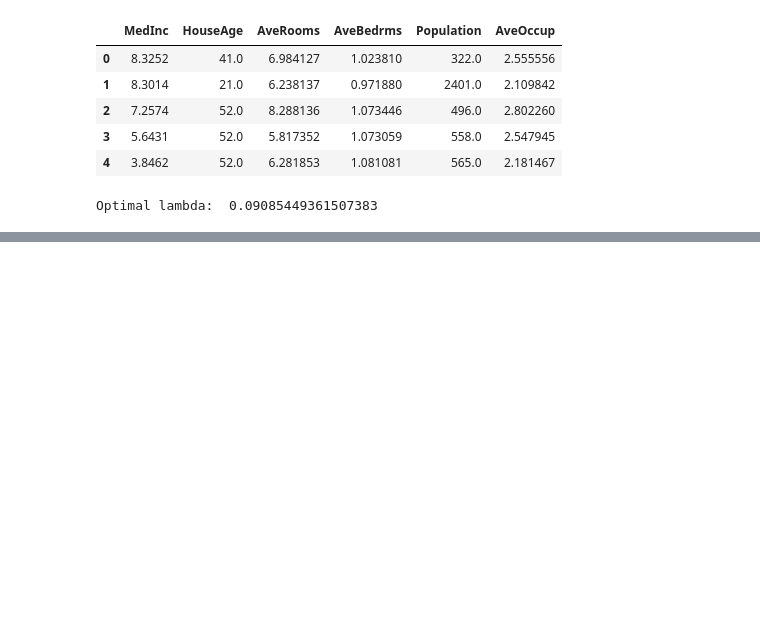
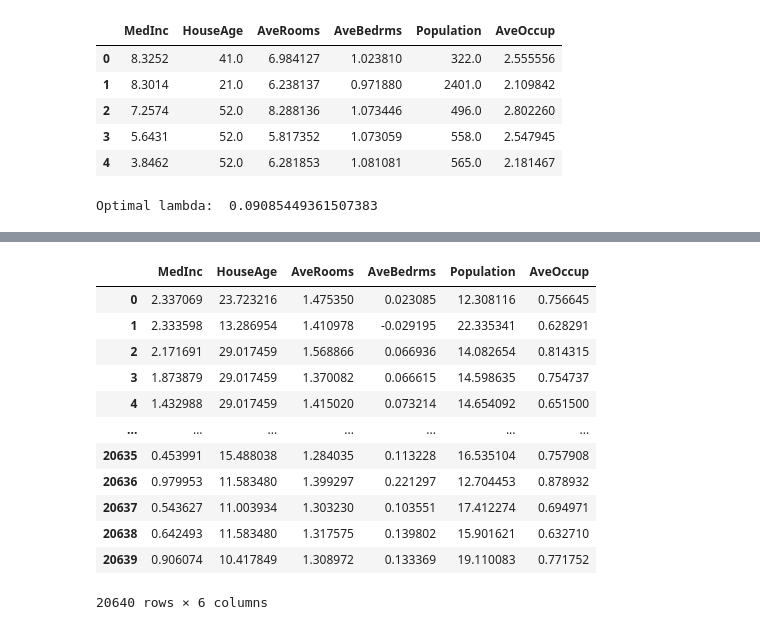
Before and after one commit to CalesSla/Statsmodels_recap, a Jupyter notebook: 08_Box_cox_transformation.ipynb, the cells around one changed output, grey strips where cells are left out. Cells and saved outputs as stored; diff of their text form; code cells hidden in the pictures; blank space fills up the shorter version.

```diff
--- a/08_Box_cox_transformation.ipynb
+++ b/08_Box_cox_transformation.ipynb
@@ -24,0 +98,17 @@ Optimal lambda:  0.09085449361507383
+# %%
+X_tf = transformer.transform(X)
+X_tf
+# %% [output]
+|  | MedInc | HouseAge | AveRooms | AveBedrms | Population | AveOccup |
+| 0 | 2.337069 | 23.723216 | 1.475350 | 0.023085 | 12.308116 | 0.756645 |
+| 1 | 2.333598 | 13.286954 | 1.410978 | -0.029195 | 22.335341 | 0.628291 |
+| 2 | 2.171691 | 29.017459 | 1.568866 | 0.066936 | 14.082654 | 0.814315 |
+| 3 | 1.873879 | 29.017459 | 1.370082 | 0.066615 | 14.598635 | 0.754737 |
+| 4 | 1.432988 | 29.017459 | 1.415020 | 0.073214 | 14.654092 | 0.651500 |
+| ... | ... | ... | ... | ... | ... | ... |
+| 20635 | 0.453991 | 15.488038 | 1.284035 | 0.113228 | 16.535104 | 0.757908 |
+| 20636 | 0.979953 | 11.583480 | 1.399297 | 0.221297 | 12.704453 | 0.878932 |
+| 20637 | 0.543627 | 11.003934 | 1.303230 | 0.103551 | 17.412274 | 0.694971 |
+| 20638 | 0.642493 | 11.583480 | 1.317575 | 0.139802 | 15.901621 | 0.632710 |
+| 20639 | 0.906074 | 10.417849 | 1.308972 | 0.133369 | 19.110083 | 0.771752 |
+20640 rows × 6 columns
```
Also changed, not shown: parts of 9 cells of this notebook, 1 other file.
